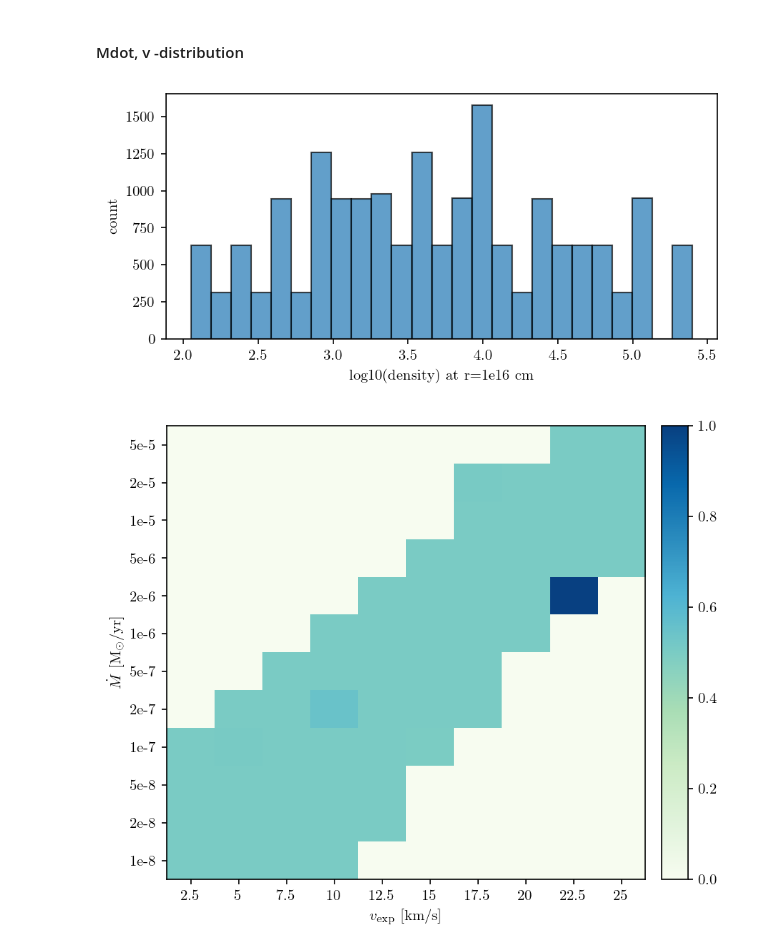
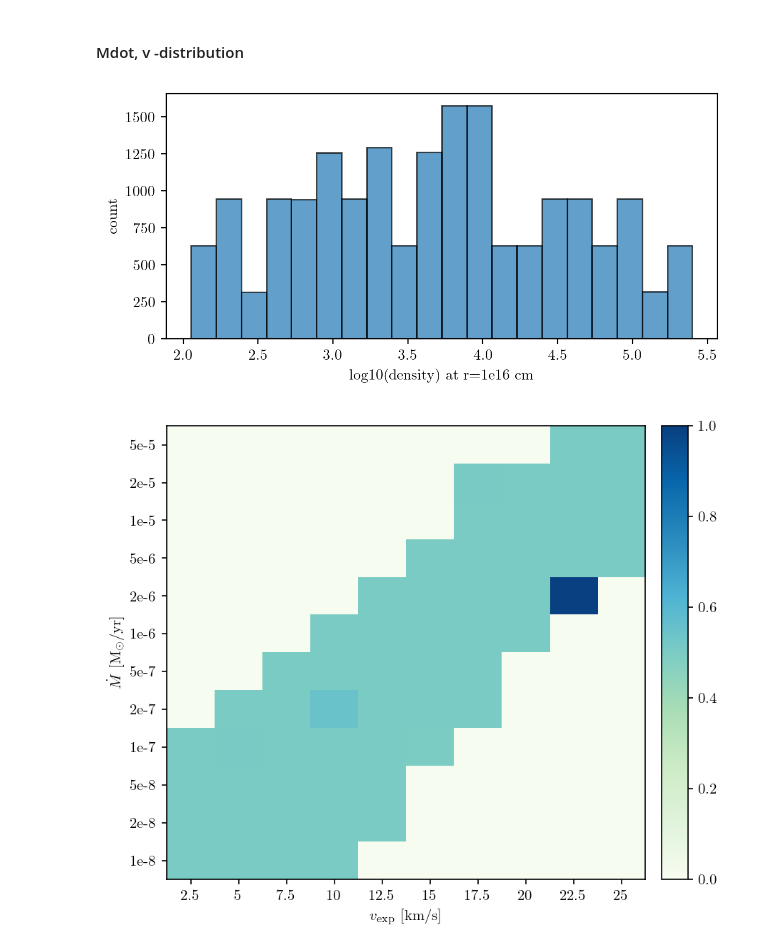
Before and after one commit to silkemaes/MACE, a Jupyter notebook: train2.0_dev.ipynb, the cells around one changed output. Cells and saved outputs as stored; diff of their text form; code cells hidden in the pictures.

```diff
--- a/train2.0_dev.ipynb
+++ b/train2.0_dev.ipynb
@@ -297,7 +297,7 @@ losstype = 'mse_idn'
 # losstype = 'mse'
 z_dim = 8
 dt_fract = 0.2
-batch_size = 10000
+batch_size = 1
 nb_samples = 2
 n_dim = 468
 nb_hidden = 1
@@ -384,7 +384,7 @@ print(train.path)
 dirname = '2023-12-13 18:19:22.522359'  ## lr = 1.e-4       GOOD MODEL
 
 meta, model = utils.load_all_noevol(outloc, dirname, sepr = True, epoch = 7)   # type: ignore
-tstep_evol = 25
+tstep_evol = 64
 
 for i, (n,p,dt) in enumerate(data_loader):
     # print(n.shape, p.shape, dt.shape)
@@ -2268,19 +2101,19 @@ count = np.flip(count, axis=0)
 # %%
 fig, ax1 = plt.subplots(1,1, figsize = (6,3))
 
-ax1.hist(dens, bins = 25, edgecolor = 'black', alpha = 0.7)
+ax1.hist(dens, bins = 20, edgecolor = 'black', alpha = 0.7)
 
 ax1.set_ylabel('count')
 ax1.set_xlabel('log10(density) at r=1e16 cm')
 
 
 plt.tight_layout()
 plt.savefig('figs/density_hist.png')
 
 
 plt.show()
 # %% [output]
-[figure, old version]
+[figure, new version]
 # %%
 import matplotlib.cm as cm
 
```
Also changed, not shown: parts of 6 cells of this notebook, 12 other files.
